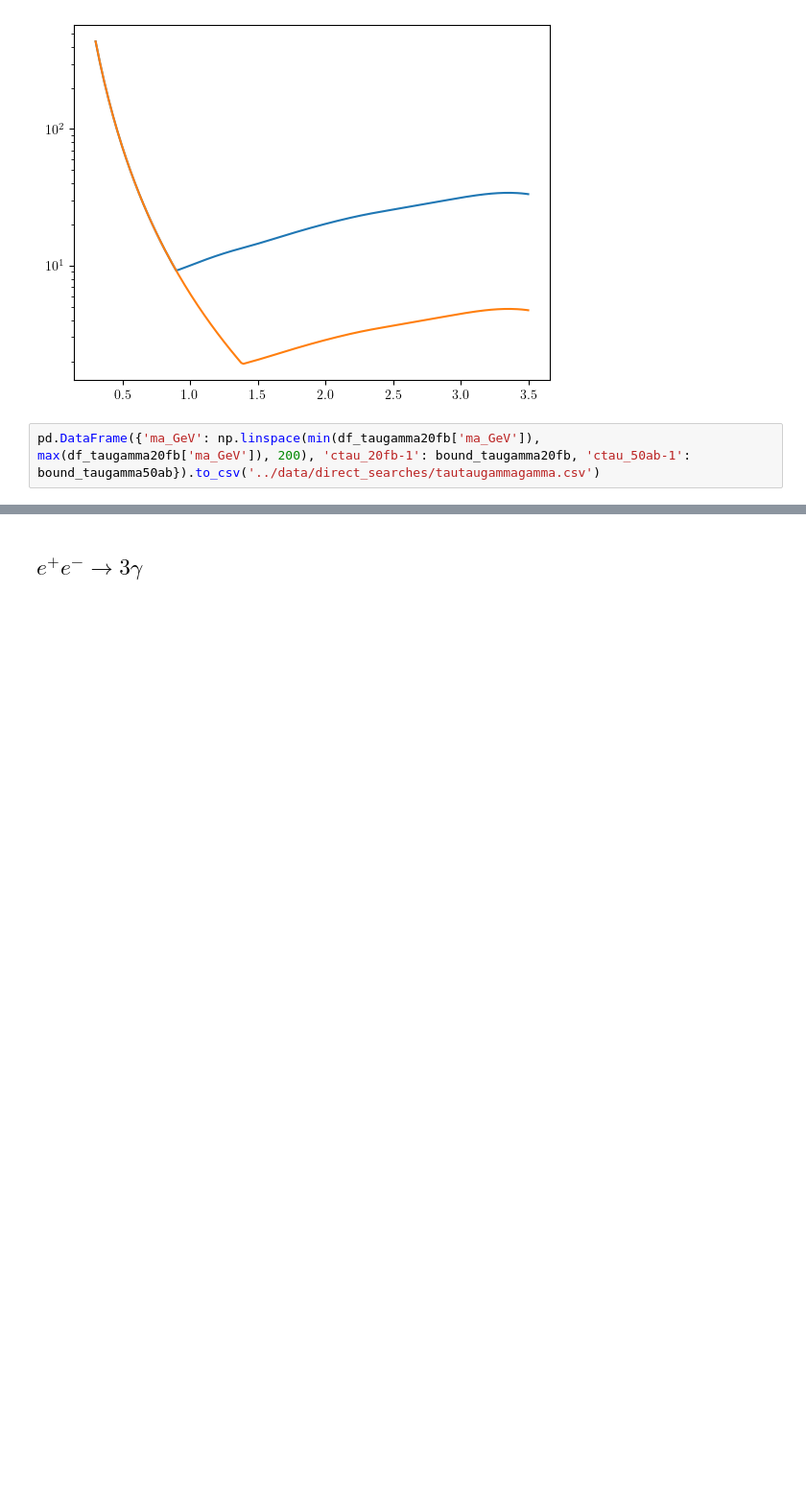
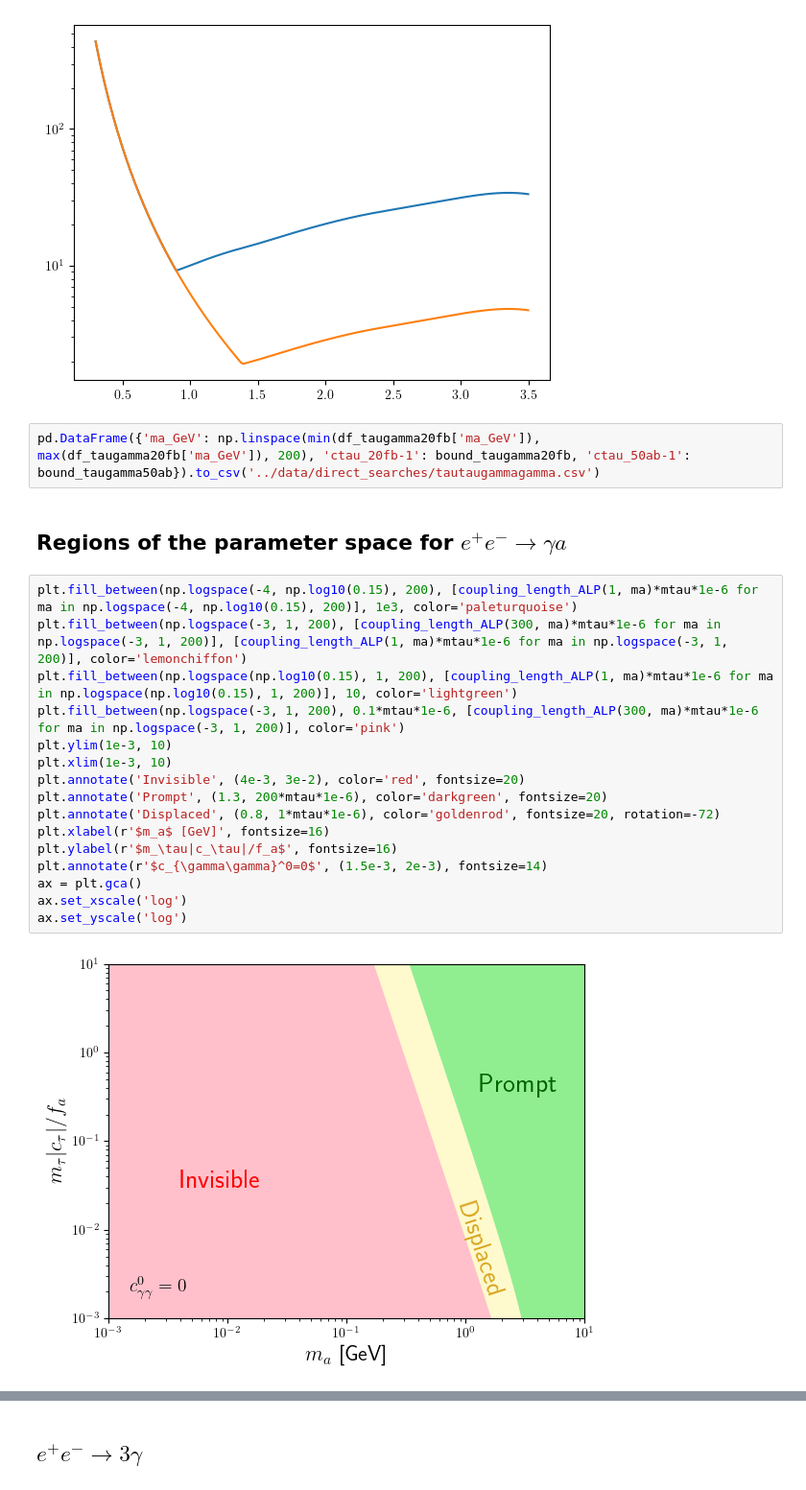
Before and after one commit to Jorge-Alda/tauALPs, a Jupyter notebook: ALP/BelleII/belleII.ipynb, the cells around one changed output, grey strips where cells are left out. Shown at 96% size. Cells and saved outputs as stored; diff of their text form; blank space fills up the shorter version.

Commit message:
Regions for ee->gamma a

```diff
--- a/ALP/BelleII/belleII.ipynb
+++ b/ALP/BelleII/belleII.ipynb
@@ -67,3 +67,23 @@ plt.semilogy(np.linspace(min(df_taugamma20fb['ma_GeV']), max(df_taugamma20fb['ma
 [figure]
 # %%
 pd.DataFrame({'ma_GeV': np.linspace(min(df_taugamma20fb['ma_GeV']), max(df_taugamma20fb['ma_GeV']), 200), 'ctau_20fb-1': bound_taugamma20fb, 'ctau_50ab-1': bound_taugamma50ab}).to_csv('../data/direct_searches/tautaugammagamma.csv')
+# %% [markdown]
+## Regions of the parameter space for $e^+e^-\to\gamma a$
+# %%
+plt.fill_between(np.logspace(-4, np.log10(0.15), 200), [coupling_length_ALP(1, ma)*mtau*1e-6 for ma in np.logspace(-4, np.log10(0.15), 200)], 1e3, color='paleturquoise')
+plt.fill_between(np.logspace(-3, 1, 200), [coupling_length_ALP(300, ma)*mtau*1e-6 for ma in np.logspace(-3, 1, 200)], [coupling_length_ALP(1, ma)*mtau*1e-6 for ma in np.logspace(-3, 1, 200)], color='lemonchiffon')
+plt.fill_between(np.logspace(np.log10(0.15), 1, 200), [coupling_length_ALP(1, ma)*mtau*1e-6 for ma in np.logspace(np.log10(0.15), 1, 200)], 10, color='lightgreen')
+plt.fill_between(np.logspace(-3, 1, 200), 0.1*mtau*1e-6, [coupling_length_ALP(300, ma)*mtau*1e-6 for ma in np.logspace(-3, 1, 200)], color='pink')
+plt.ylim(1e-3, 10)
+plt.xlim(1e-3, 10)
+plt.annotate('Invisible', (4e-3, 3e-2), color='red', fontsize=20)
+plt.annotate('Prompt', (1.3, 200*mtau*1e-6), color='darkgreen', fontsize=20)
+plt.annotate('Displaced', (0.8, 1*mtau*1e-6), color='goldenrod', fontsize=20, rotation=-72)
+plt.xlabel(r'$m_a$ [GeV]', fontsize=16)
+plt.ylabel(r'$m_\tau|c_\tau|/f_a$', fontsize=16)
+plt.annotate(r'$c_{\gamma\gamma}^0=0$', (1.5e-3, 2e-3), fontsize=14)
+ax = plt.gca()
+ax.set_xscale('log')
+ax.set_yscale('log')
+# %% [output]
+[figure, added]
```
Also changed, not shown: parts of 1 cell of this notebook, 3 other files.
